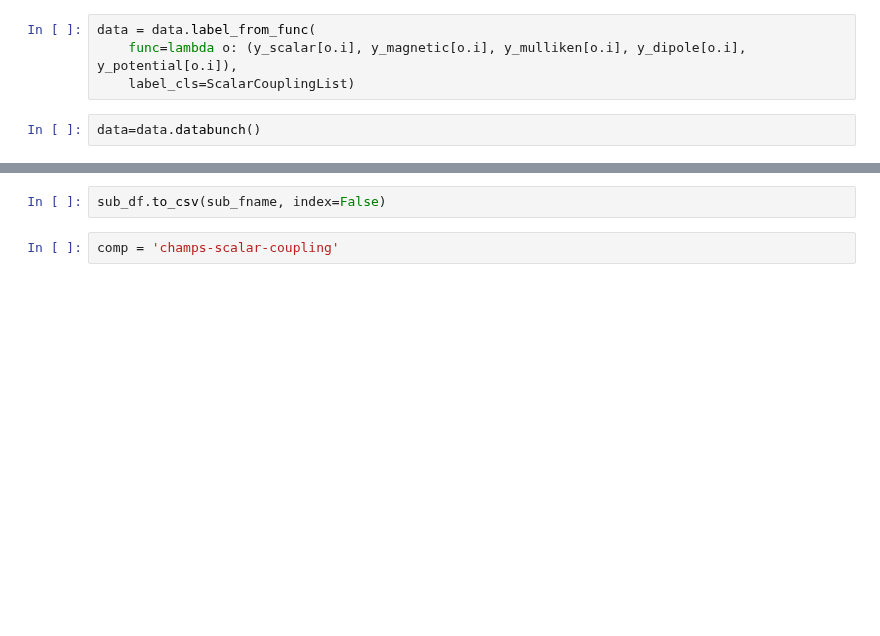
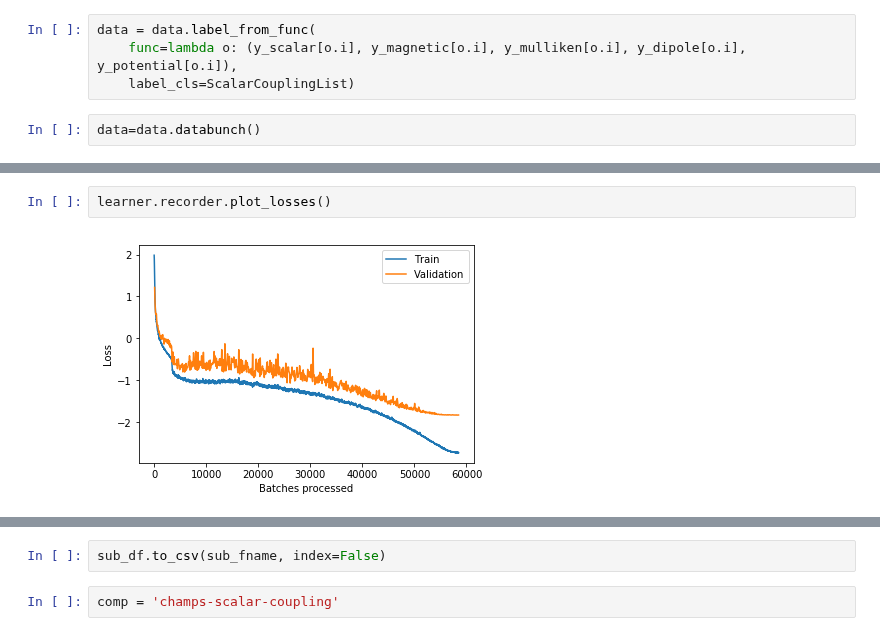
Before and after one commit to antorsae/champs-scalar-coupling, a Jupyter notebook: cloud.ipynb, the cells around one changed output, grey strips where cells are left out. Drawn from its saved outputs; the diff is of its cells as text; blank space fills up the shorter version.

```diff
--- a/cloud.ipynb
+++ b/cloud.ipynb
@@ -510,3 +637,7 @@ learner.fit_one_cycle(1000, 1.e-2)
+# %%
+learner.recorder.plot_losses()
+# %% [output]
+[figure, added]
 # %%
 data.batch_size = 4096
 learner.to_fp32()
```
Also changed, not shown: parts of 29 cells of this notebook, 1 other file.
